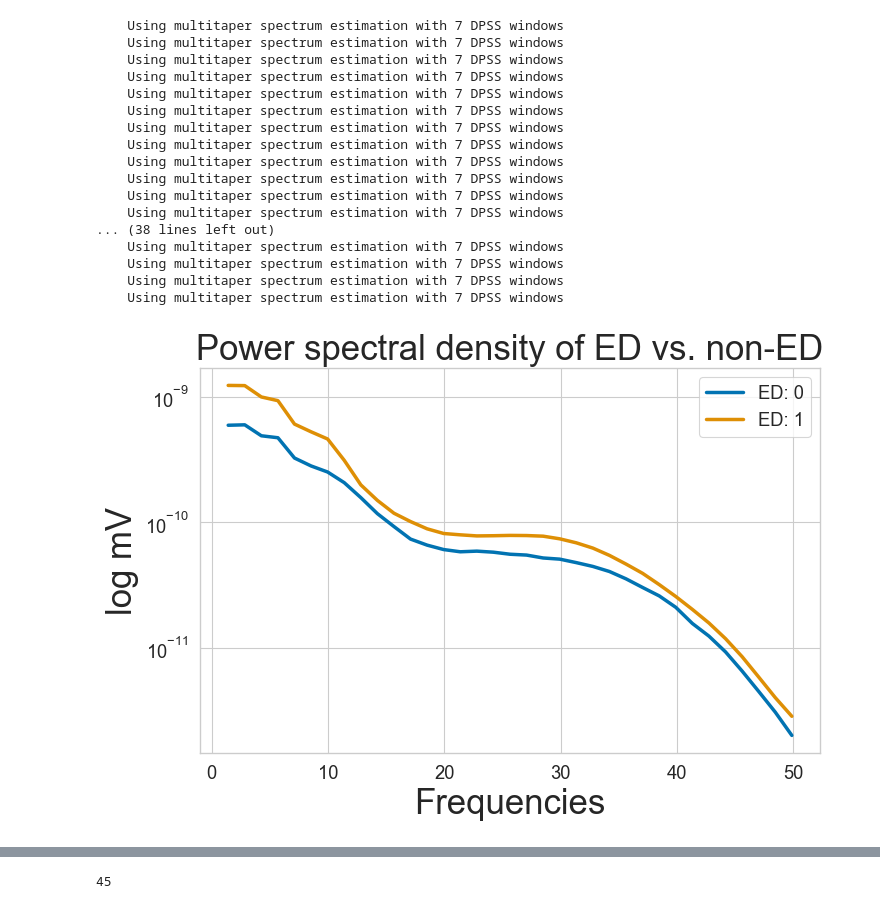
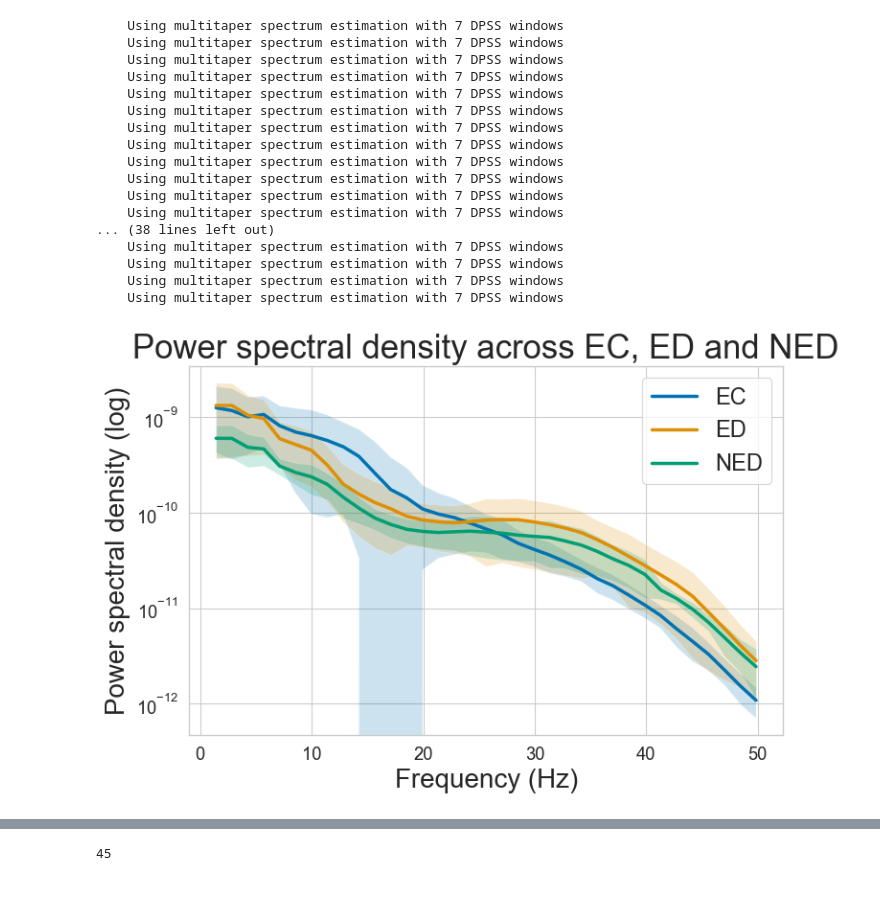
Before and after one commit to AndrlmMass/Ketamine-project, a Jupyter notebook: DataAnalysis/EEG_analysis/MainAnal/SpectrumAnalyses.ipynb, the cells around one changed output, grey strips where cells are left out. Saved outputs shown, nothing was run; the diff lists cells and outputs as text; code cells hidden in the pictures.

```diff
--- a/DataAnalysis/EEG_analysis/MainAnal/SpectrumAnalyses.ipynb
+++ b/DataAnalysis/EEG_analysis/MainAnal/SpectrumAnalyses.ipynb
@@ -37,7 +37,7 @@ with open(nu_fold + '\\DataA.pkl', 'wb') as f:
 f.close()
 # %%
 from statistics import mean
-file_path = "M:\\pc\\Dokumenter\\GitHub\\Ketamine-project\\DataAnalysis\\EEG_analysis\\PreProc\\BadEpochsRejected\\DataB_mne_AutoRej.pkl"
+file_path = "M:\\pc\\Dokumenter\\GitHub\\Ketamine-project\\DataAnalysis\\EEG_analysis\\MainAnal\\SpectrumAnal\\DataB_mne.pkl"
 with open(file_path,'rb') as g:
             raw = pickle.load(g)
 DataB = raw.copy()
@@ -43,0 +53,5 @@ DataB = raw.copy()
+# %%
+file_path = "M:\\pc\\Dokumenter\\GitHub\\Ketamine-project\\DataAnalysis\\EEG_analysis\\MainAnal\\SpectrumAnal\\DataA.pkl"
+with open(file_path,'rb') as g:
+            raw = pickle.load(g)
+DataA = raw.copy()
@@ -123,10 +105,0 @@ DataB = raw.copy()
-# %%
-#Reject bad channels reported from the autoreject package
-for cond in DataB.keys():
-    for per in DataB[cond].keys():
-        DataB[cond][per] = DataB[cond][per].interpolate_bads()
-
-#Save the new file
-with open(os.path.join('M:\\pc\\Dokumenter\\GitHub\\Ketamine-project\\DataAnalysis\\EEG_analysis\\PreProc\\BadEpochsRejected','DataB_mne_AutoRej_2.pkl'), 'wb') as g:
-    pickle.dump(DataB, g)
-g.close()
@@ -345,7 +276,7 @@ for cond in DataAd.keys():
 #Label ED or non-ED and use this to compute the psd and plot the four graphs
 ket_conds = ['SED_1','SED_2','SED_3','SED_4']
 Q_corresp = [91,98,105,112]
-psdss = {'ED: 0':[], 'ED: 1':[]}
+psdss = {'EC':[],'ED':[], 'NED':[]}
 for cond in DataAd.keys():
     for pers in DataAd[cond]:
         psds, sfreq = mne.time_frequency.psd_array_multitaper(DataAd[cond][pers],sfreq=500, fmin=1, fmax=50)
@@ -359,44 +290,51 @@ for cond in DataAd.keys():
                 else:
                     ED_sum = int(ED_sum)
                 if ED_sum == 0:
-                    psdss['ED: 0'].append(np.mean(np.mean(psds,axis=0),axis=0))
+                    psdss['NED'].append(np.mean(np.mean(psds,axis=0),axis=0))
                 elif ED_sum == 1:
-                    psdss['ED: 1'].append(np.mean(np.mean(psds,axis=0),axis=0))
+                    psdss['ED'].append(np.mean(np.mean(psds,axis=0),axis=0))
+        elif cond == 'EC':
+            psdss['EC'].append(np.mean(np.mean(psds,axis=0),axis=0))
 
 import seaborn as sns
 
 sns.set_style("whitegrid")
 sns.set_context("paper", font_scale=1.5, rc={"lines.linewidth": 2.5})
 sns.set_palette("colorblind")
 
-sns.lineplot(x=sfreq,y=list(np.mean(psdss['ED: 0'],axis=0).T),label='ED: 0')
-sns.lineplot(x=sfreq,y=list(np.mean(psdss['ED: 1'],axis=0).T),label='ED: 1')
+sns.lineplot(x=sfreq,y=list(np.mean(psdss['EC'],axis=0).T),label='EC')
+sns.lineplot(x=sfreq,y=list(np.mean(psdss['ED'],axis=0).T),label='ED')
+sns.lineplot(x=sfreq,y=list(np.mean(psdss['NED'],axis=0).T),label='NED')
+
+plt.fill_between(sfreq, np.mean(psdss['EC'],axis=0).T-np.std(psdss['EC'],axis=0).T, np.mean(psdss['EC'],axis=0).T+np.std(psdss['EC'],axis=0).T, alpha=0.2)
+plt.fill_between(sfreq, np.mean(psdss['ED'],axis=0).T-np.std(psdss['ED'],axis=0).T, np.mean(psdss['ED'],axis=0).T+np.std(psdss['ED'],axis=0).T, alpha=0.2)
+plt.fill_between(sfreq, np.mean(psdss['NED'],axis=0).T-np.std(psdss['NED'],axis=0).T, np.mean(psdss['NED'],axis=0).T+np.std(psdss['NED'],axis=0).T, alpha=0.2)
 plt.yscale('log')
-plt.xlabel('Frequencies', size=25)
-plt.ylabel('log mV', size=25)
-plt.title('Power spectral density of ED vs. non-ED', loc='center', size=25)
-plt.legend()
+plt.title('Power spectral density across EC, ED and NED', size=25)
+plt.xlabel('Frequency (Hz)', size=20)
+plt.ylabel('Power spectral density (log)',size=20)
+plt.legend(fontsize=17)
 # Resize the figure to a specific size
 plt.gcf().set_size_inches(8, 5) # 6 inches by 4 inches
-
+plt.show()
 # Save the plot to a file
 plt.savefig('M:\\pc\\Dokumenter\\GitHub\\Ketamine-project\\DataAnalysis\\EEG_analysis\\MainAnal\\SpectrumAnal\\psd_ed_comparison_bin.png',dpi=300)
 # %% [output]
     Using multitaper spectrum estimation with 7 DPSS windows
     Using multitaper spectrum estimation with 7 DPSS windows
     Using multitaper spectrum estimation with 7 DPSS windows
     Using multitaper spectrum estimation with 7 DPSS windows
     Using multitaper spectrum estimation with 7 DPSS windows
     Using multitaper spectrum estimation with 7 DPSS windows
     Using multitaper spectrum estimation with 7 DPSS windows
     Using multitaper spectrum estimation with 7 DPSS windows
     Using multitaper spectrum estimation with 7 DPSS windows
     Using multitaper spectrum estimation with 7 DPSS windows
     Using multitaper spectrum estimation with 7 DPSS windows
     Using multitaper spectrum estimation with 7 DPSS windows
 ... (38 lines left out)
     Using multitaper spectrum estimation with 7 DPSS windows
     Using multitaper spectrum estimation with 7 DPSS windows
     Using multitaper spectrum estimation with 7 DPSS windows
     Using multitaper spectrum estimation with 7 DPSS windows
-[figure, old version]
+[figure, new version]
```
Also changed, not shown: parts of 57 cells of this notebook.
